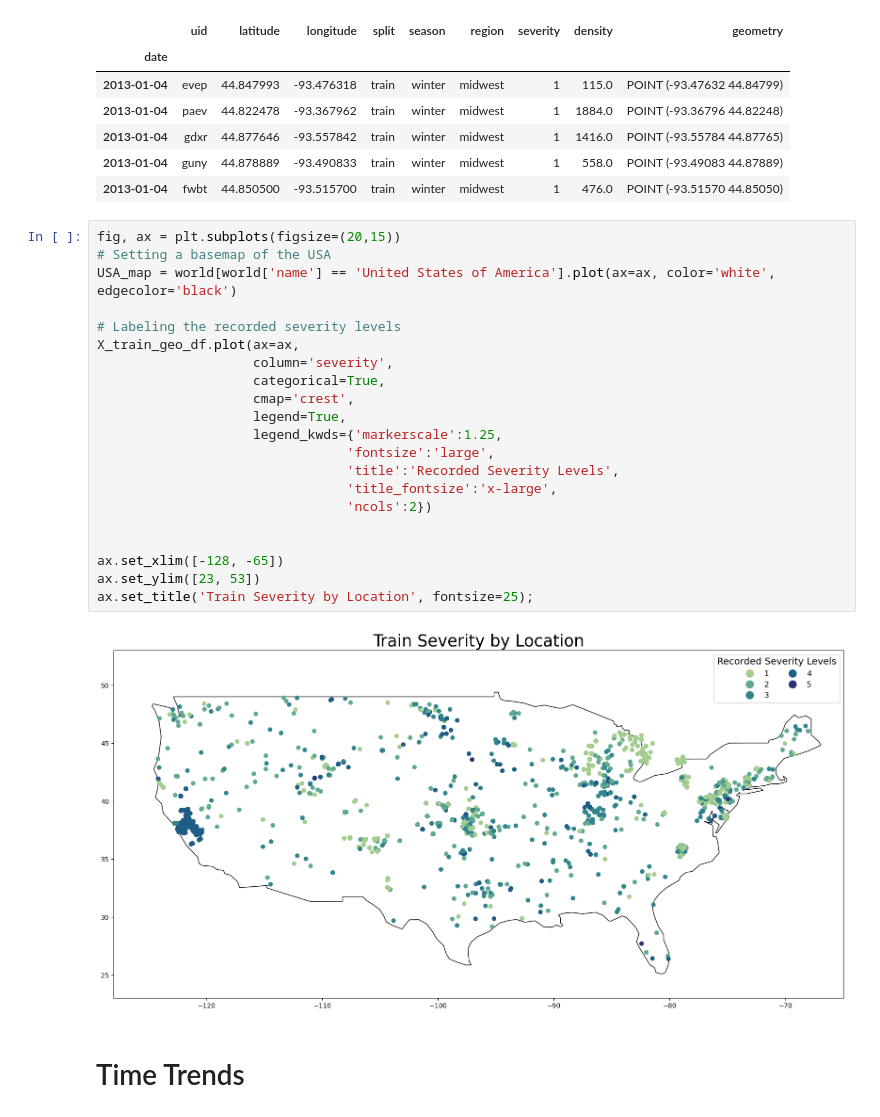
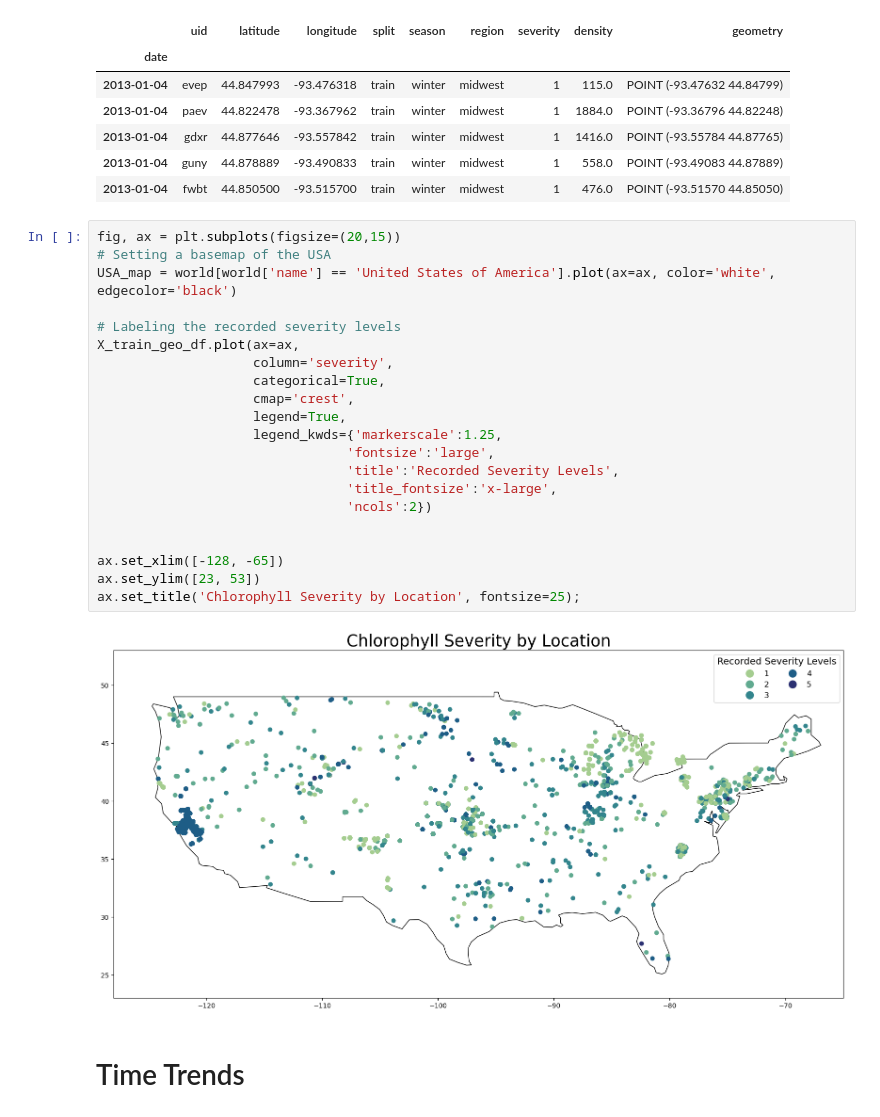
Before and after one commit to mduncan23/Predicting-Harmful-Algal-Blooms, a Jupyter notebook: practice_book.ipynb, the cells around one changed output. Cells and saved outputs as stored; diff of their text form.

```diff
--- a/practice_book.ipynb
+++ b/practice_book.ipynb
@@ -320,26 +320,26 @@ X_train_geo_df.head()
 # %%
 fig, ax = plt.subplots(figsize=(20,15))
 # Setting a basemap of the USA
 USA_map = world[world['name'] == 'United States of America'].plot(ax=ax, color='white', edgecolor='black')
 
 # Labeling the recorded severity levels
 X_train_geo_df.plot(ax=ax,
                     column='severity',
                     categorical=True,
                     cmap='crest',
                     legend=True,
                     legend_kwds={'markerscale':1.25,
                                 'fontsize':'large',
                                 'title':'Recorded Severity Levels',
                                 'title_fontsize':'x-large',
                                 'ncols':2})
 
 
 ax.set_xlim([-128, -65])
 ax.set_ylim([23, 53])
-ax.set_title('Train Severity by Location', fontsize=25);
+ax.set_title('Chlorophyll Severity by Location', fontsize=25);
 # %% [output]
-[figure, old version]
+[figure, new version]
 # %% [markdown]
 # Time Trends
 # %% [markdown]
```
Also changed, not shown: parts of 20 cells of this notebook.
